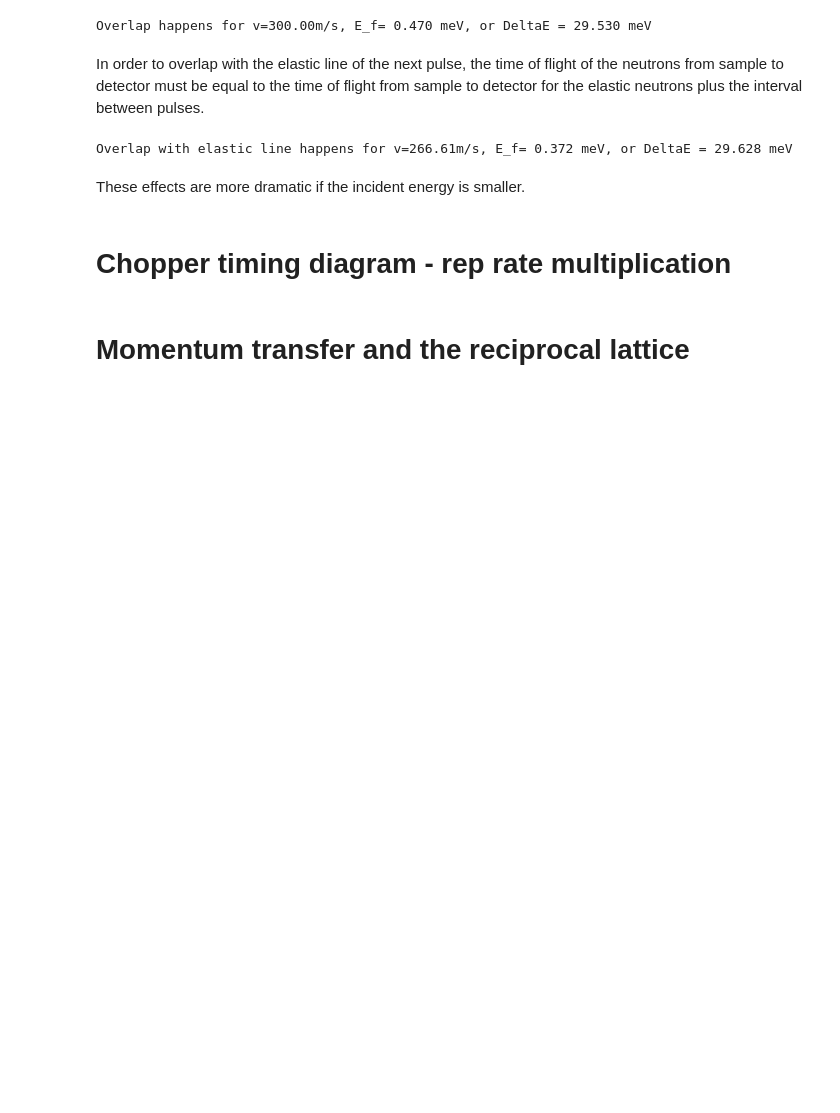
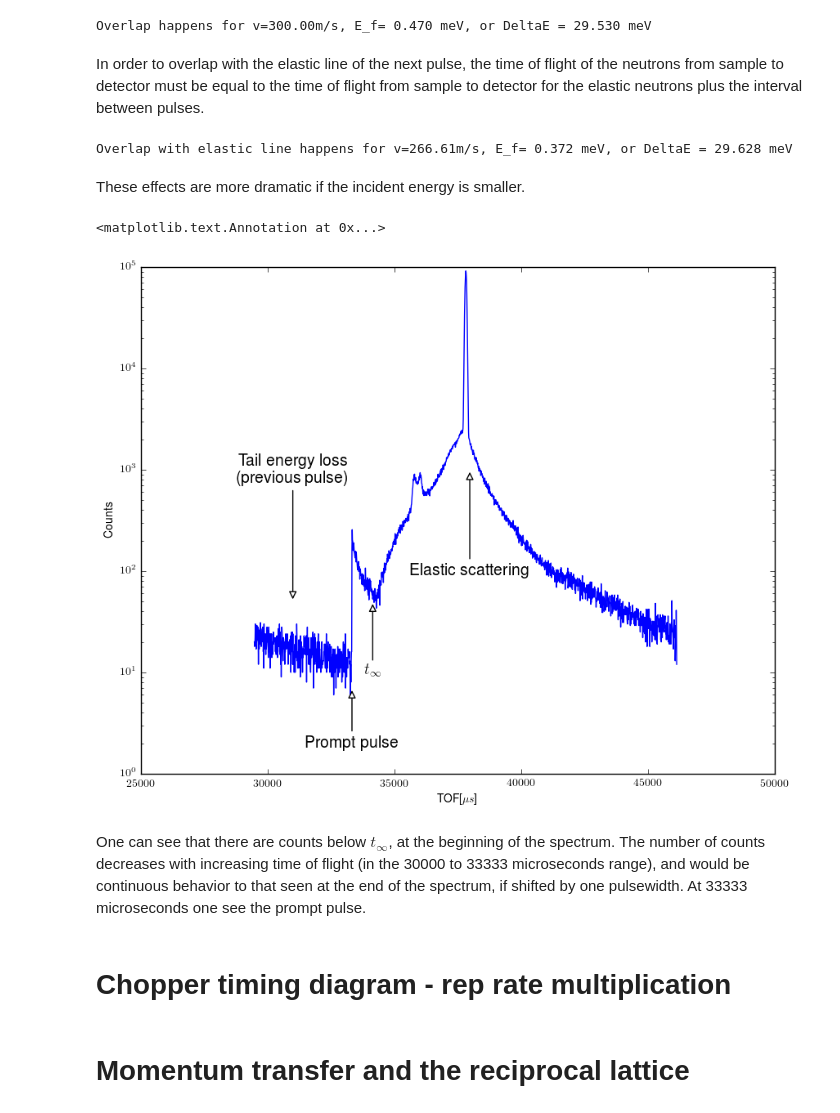
Before and after one commit to mantidproject/training, a Jupyter notebook: notebook/201_Introduction_to_Direct_Geometry_Spectrometers.ipynb, the cells around one changed output. Drawn from its saved outputs; the diff is of its cells as text; code cells hidden in the pictures; blank space fills up the shorter version.

```diff
--- a/notebook/201_Introduction_to_Direct_Geometry_Spectrometers.ipynb
+++ b/notebook/201_Introduction_to_Direct_Geometry_Spectrometers.ipynb
@@ -488,6 +488,60 @@ print("Overlap with elastic line happens for v={0:.2f}m/s, "
 Overlap with elastic line happens for v=266.61m/s, E_f= 0.372 meV, or DeltaE = 29.628 meV
 # %% [markdown]
 These effects are more dramatic if the incident energy is smaller.
+# %%
+w=Load("HYS_12347")
+Ei,_,_,t0=GetEi(w)
+
+summed=SumSpectra(w)
+summed=Rebin(summed,Params="10")
+summed=ConvertToPointData(summed)
+fig, ax = plt.subplots(figsize=(10, 8), dpi= 150)
+ax.plot(summed.readX(0),summed.readY(0))
+ax.set_yscale('log')
+ax.set_xlabel('TOF[$\mu s$]')
+ax.set_ylabel('Counts')
+
+l_mod_samp=summed.getInstrument().getSource().getDistance(summed.getInstrument().getSample())
+l_samp_det=summed.getInstrument().getDetector(0).getDistance(summed.getInstrument().getSample())
+
+vi=E2V(Ei)
+t_Prompt_pulse=1e6/60.*2.
+t_el=1e6*(l_mod_samp+l_samp_det)/vi+t0
+t_inf=1e6*l_mod_samp/vi+t0
+
+ax.annotate("Prompt pulse", xy=(t_Prompt_pulse,7), xycoords='data',
+            xytext=(t_Prompt_pulse,2), textcoords='data',
+            size=14, va="center",ha="center",
+            arrowprops=dict(arrowstyle="-|>",
+                            relpos=(0.5, 0.5),
+                            fc="w")
+            )
+ax.annotate("$t_\infty$", xy=(t_inf,50), xycoords='data',
+            xytext=(t_inf,10), textcoords='data',
+            size=14, va="center",ha="center",
+            arrowprops=dict(arrowstyle="-|>",
+                            relpos=(0.5, 0.5),
+                            fc="w")
+            )
+ax.annotate("Elastic scattering", xy=(t_el,1000), xycoords='data',
+            xytext=(t_el,100), textcoords='data',
+            size=14, va="center",ha="center",
+            arrowprops=dict(arrowstyle="-|>",
+                            relpos=(0.5, 0.5),
+                            fc="w")
+            )
+ax.annotate("Tail energy loss \n (previous pulse)", xy=(31000,50), xycoords='data',
+            xytext=(31000,1000), textcoords='data',
+            size=14, va="center",ha="center",
+            arrowprops=dict(arrowstyle="-|>",
+                            relpos=(0.5, 0.5),
+                            fc="w")
+            )
+# %% [output]
+<matplotlib.text.Annotation at 0x...>
+[figure, added]
+# %% [markdown]
+One can see that there are counts below $t_\infty$, at the beginning of the spectrum. The number of counts decreases with increasing time of flight (in the 30000 to 33333 microseconds range), and would be continuous behavior to that seen at the end of the spectrum, if shifted by one pulsewidth. At 33333 microseconds one see the prompt pulse.
 # %% [markdown]
 # Chopper timing diagram - rep rate multiplication
 # %% [markdown]
```
Also changed, not shown: parts of 3 cells of this notebook.
